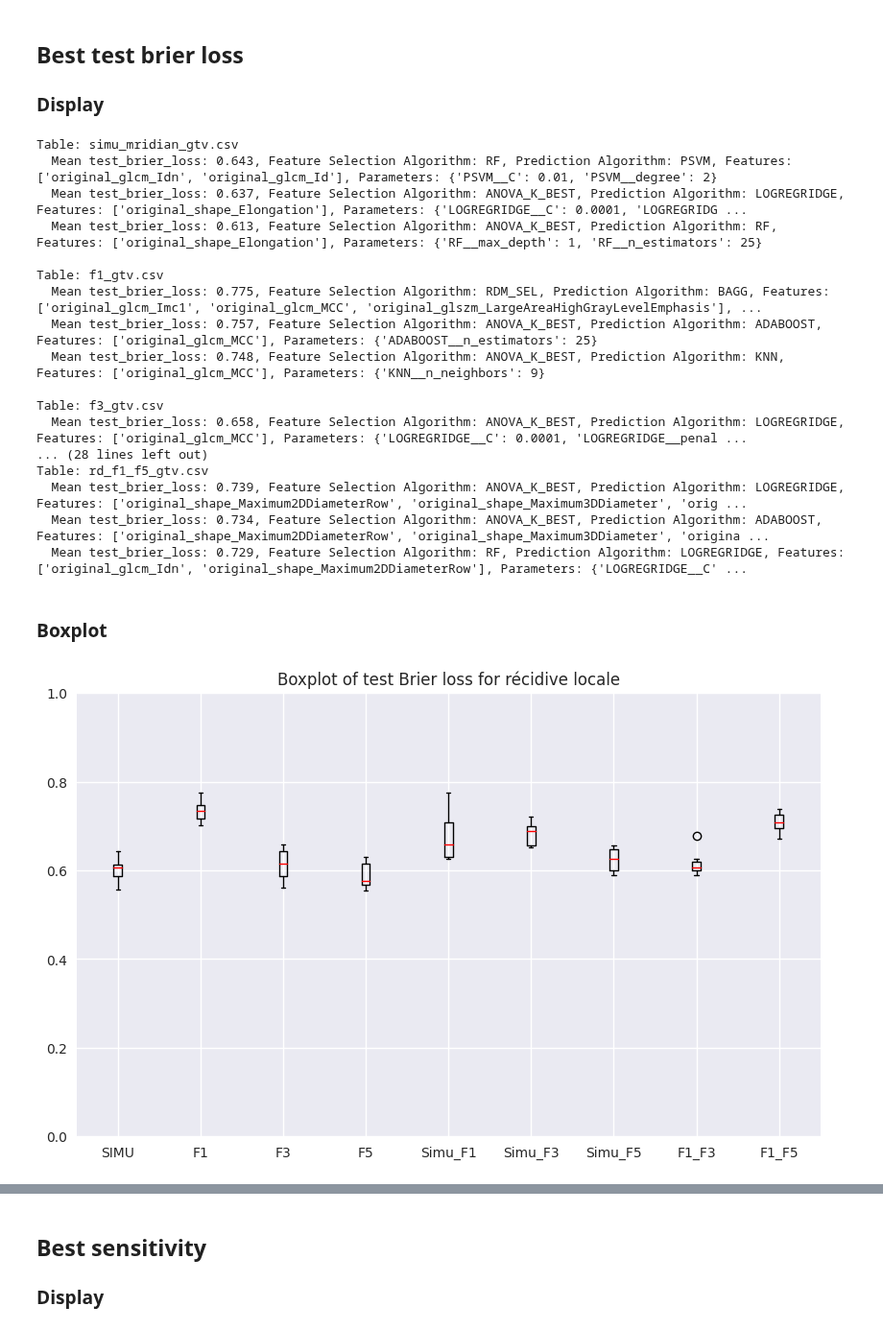
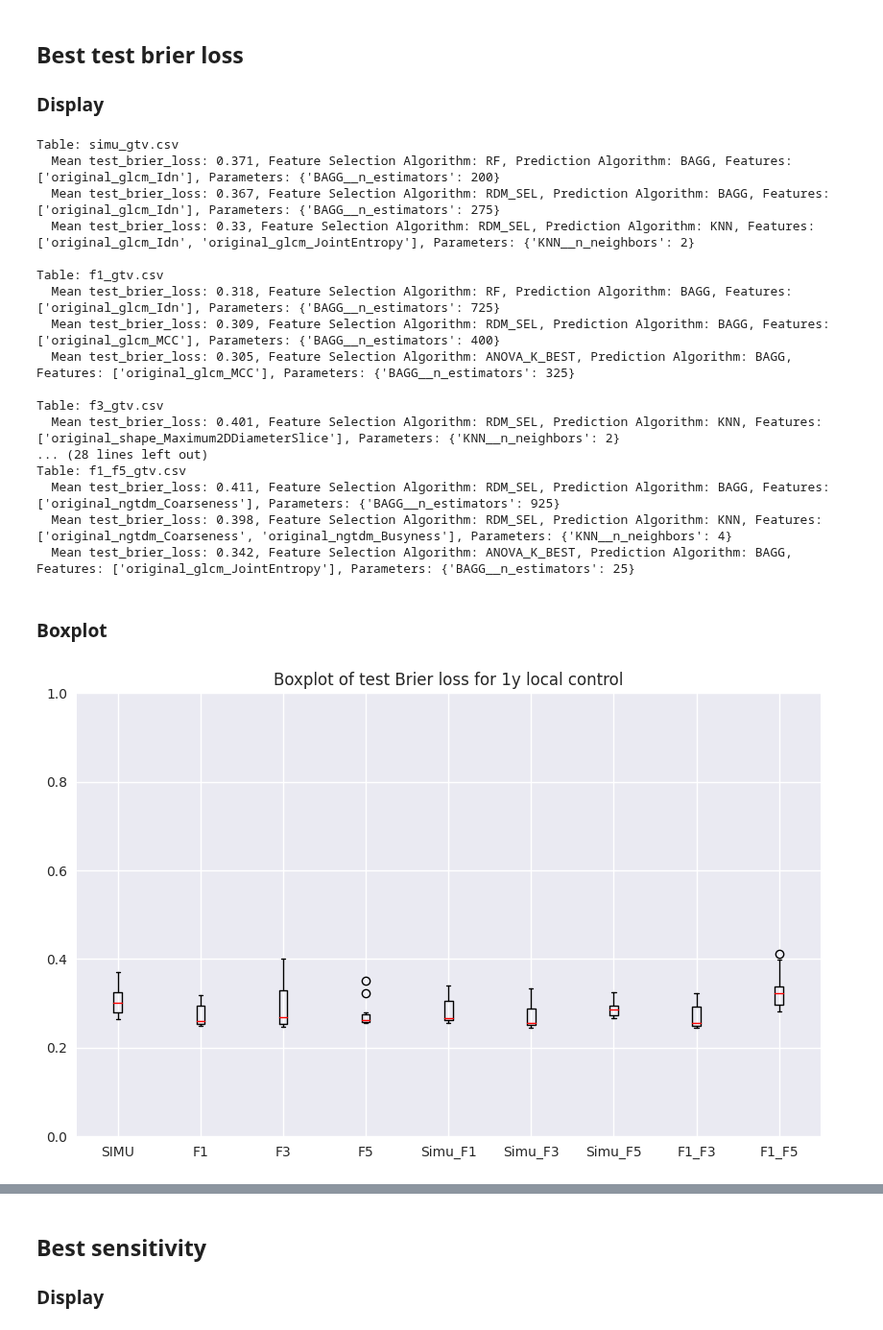
Before and after one commit to ftach/delta-rad, a Jupyter notebook: 1D_radiomics/analyze_results_0.35T.ipynb, the cells around one changed output, grey strips where cells are left out. Shown at 96% size. Drawn from its saved outputs; the diff is of its cells as text; code cells hidden in the pictures.

```diff
--- a/1D_radiomics/analyze_results_0.35T.ipynb
+++ b/1D_radiomics/analyze_results_0.35T.ipynb
@@ -35,7 +33,8 @@ dict_keys(['simu_mridian_gtv.csv', 'f1_gtv.csv', 'f3_gtv.csv', 'f5_gtv.csv', 'rd
 # %%
 pred_algo = "RF"
 feat_sel_algo = "ANOVA_K_BEST"
-inter_res = results['simu_mridian_gtv.csv'][feat_sel_algo][pred_algo]['Récidive Locale']
+outcome = "one_year_local_control_status"
+inter_res = results['simu_gtv.csv'][feat_sel_algo][pred_algo][outcome]
 #for table in delta_rad_tables:
 for nb_features in inter_res.keys():
     print(nb_features, inter_res[nb_features]['features'])
@@ -147,0 +167,15 @@ _ = plt.xticks(range(1, len(delta_rad_tables) + 1), nice_tables)
+# %%
+plt.style.use('seaborn-v0_8')
+plt.figure(figsize=(10, 6))
+
+# Add jitter to the x-axis positions for better visualization
+for i, (category, values) in enumerate(data.items()):
+    x = np.random.normal(i + 1, 0.04, size=len(values))  # Adding jitter
+    plt.scatter(x, values, alpha=0.6, edgecolors='w', s=40)
+
+plt.title(f'Scatter plot of train Brier loss for 1y local control')
+plt.ylim([0, 0.5])
+plt.xticks(range(1, len(data) + 1), nice_tables)
+plt.xlabel('Category')
+plt.ylabel('Train Brier loss')
+plt.show()
@@ -182,0 +221,15 @@ _ = plt.xticks(range(1, len(delta_rad_tables) + 1), nice_tables)
+# %%
+plt.style.use('seaborn-v0_8')
+plt.figure(figsize=(10, 6))
+
+# Add jitter to the x-axis positions for better visualization
+for i, (category, values) in enumerate(data.items()):
+    x = np.random.normal(i + 1, 0.04, size=len(values))  # Adding jitter
+    plt.scatter(x, values, alpha=0.6, edgecolors='w', s=40)
+
+plt.title(f'Scatter plot of test AUC for 1y local control')
+plt.ylim([0.5, 1])
+plt.xticks(range(1, len(data) + 1), nice_tables)
+plt.xlabel('Category')
+plt.ylabel('Test AUC')
+plt.show()
@@ -184,34 +239,34 @@ _ = plt.xticks(range(1, len(delta_rad_tables) + 1), nice_tables)
 ## Best test brier loss
 ### Display
 # %%
-top_results = analysis_functions.get_top_results(results, delta_rad_tables, feat_sel_algo_list, pred_algo_list, metric='test_brier_loss', k = 10)
+top_results = analysis_functions.get_top_results(results, delta_rad_tables, feat_sel_algo_list, pred_algo_list, outcome, metric='test_brier_loss', k = 10)
 analysis_functions.print_top_results(top_results, metric='test_brier_loss')
 # %% [output]
-Table: simu_mridian_gtv.csv
-  Mean test_brier_loss: 0.643, Feature Selection Algorithm: RF, Prediction Algorithm: PSVM, Features: ['original_glcm_Idn', 'original_glcm_Id'], Parameters: {'PSVM__C': 0.01, 'PSVM__degree': 2}
-  Mean test_brier_loss: 0.637, Feature Selection Algorithm: ANOVA_K_BEST, Prediction Algorithm: LOGREGRIDGE, Features: ['original_shape_Elongation'], Parameters: {'LOGREGRIDGE__C': 0.0001, 'LOGREGRIDG ...
-  Mean test_brier_loss: 0.613, Feature Selection Algorithm: ANOVA_K_BEST, Prediction Algorithm: RF, Features: ['original_shape_Elongation'], Parameters: {'RF__max_depth': 1, 'RF__n_estimators': 25}
+Table: simu_gtv.csv
+  Mean test_brier_loss: 0.371, Feature Selection Algorithm: RF, Prediction Algorithm: BAGG, Features: ['original_glcm_Idn'], Parameters: {'BAGG__n_estimators': 200}
+  Mean test_brier_loss: 0.367, Feature Selection Algorithm: RDM_SEL, Prediction Algorithm: BAGG, Features: ['original_glcm_Idn'], Parameters: {'BAGG__n_estimators': 275}
+  Mean test_brier_loss: 0.33, Feature Selection Algorithm: RDM_SEL, Prediction Algorithm: KNN, Features: ['original_glcm_Idn', 'original_glcm_JointEntropy'], Parameters: {'KNN__n_neighbors': 2}
 
 Table: f1_gtv.csv
-  Mean test_brier_loss: 0.775, Feature Selection Algorithm: RDM_SEL, Prediction Algorithm: BAGG, Features: ['original_glcm_Imc1', 'original_glcm_MCC', 'original_glszm_LargeAreaHighGrayLevelEmphasis'], ...
-  Mean test_brier_loss: 0.757, Feature Selection Algorithm: ANOVA_K_BEST, Prediction Algorithm: ADABOOST, Features: ['original_glcm_MCC'], Parameters: {'ADABOOST__n_estimators': 25}
-  Mean test_brier_loss: 0.748, Feature Selection Algorithm: ANOVA_K_BEST, Prediction Algorithm: KNN, Features: ['original_glcm_MCC'], Parameters: {'KNN__n_neighbors': 9}
+  Mean test_brier_loss: 0.318, Feature Selection Algorithm: RF, Prediction Algorithm: BAGG, Features: ['original_glcm_Idn'], Parameters: {'BAGG__n_estimators': 725}
+  Mean test_brier_loss: 0.309, Feature Selection Algorithm: RDM_SEL, Prediction Algorithm: BAGG, Features: ['original_glcm_MCC'], Parameters: {'BAGG__n_estimators': 400}
+  Mean test_brier_loss: 0.305, Feature Selection Algorithm: ANOVA_K_BEST, Prediction Algorithm: BAGG, Features: ['original_glcm_MCC'], Parameters: {'BAGG__n_estimators': 325}
 
 Table: f3_gtv.csv
-  Mean test_brier_loss: 0.658, Feature Selection Algorithm: ANOVA_K_BEST, Prediction Algorithm: LOGREGRIDGE, Features: ['original_glcm_MCC'], Parameters: {'LOGREGRIDGE__C': 0.0001, 'LOGREGRIDGE__penal ...
+  Mean test_brier_loss: 0.401, Feature Selection Algorithm: RDM_SEL, Prediction Algorithm: KNN, Features: ['original_shape_Maximum2DDiameterSlice'], Parameters: {'KNN__n_neighbors': 2}
 ... (28 lines left out)
-Table: rd_f1_f5_gtv.csv
-  Mean test_brier_loss: 0.739, Feature Selection Algorithm: ANOVA_K_BEST, Prediction Algorithm: LOGREGRIDGE, Features: ['original_shape_Maximum2DDiameterRow', 'original_shape_Maximum3DDiameter', 'orig ...
-  Mean test_brier_loss: 0.734, Feature Selection Algorithm: ANOVA_K_BEST, Prediction Algorithm: ADABOOST, Features: ['original_shape_Maximum2DDiameterRow', 'original_shape_Maximum3DDiameter', 'origina ...
-  Mean test_brier_loss: 0.729, Feature Selection Algorithm: RF, Prediction Algorithm: LOGREGRIDGE, Features: ['original_glcm_Idn', 'original_shape_Maximum2DDiameterRow'], Parameters: {'LOGREGRIDGE__C' ...
+Table: f1_f5_gtv.csv
+  Mean test_brier_loss: 0.411, Feature Selection Algorithm: RDM_SEL, Prediction Algorithm: BAGG, Features: ['original_ngtdm_Coarseness'], Parameters: {'BAGG__n_estimators': 925}
+  Mean test_brier_loss: 0.398, Feature Selection Algorithm: RDM_SEL, Prediction Algorithm: KNN, Features: ['original_ngtdm_Coarseness', 'original_ngtdm_Busyness'], Parameters: {'KNN__n_neighbors': 4}
+  Mean test_brier_loss: 0.342, Feature Selection Algorithm: ANOVA_K_BEST, Prediction Algorithm: BAGG, Features: ['original_glcm_JointEntropy'], Parameters: {'BAGG__n_estimators': 25}
 # %% [markdown]
 ### Boxplot
 # %%
 data = analysis_functions.get_top_results_to_plot(top_results)
 plt.figure(figsize=(10, 6))
 _ = plt.boxplot(data.values(), widths=widths, medianprops=medianprops)
-plt.title(f'Boxplot of test Brier loss for récidive locale')
+plt.title(f'Boxplot of test Brier loss for 1y local control')
 plt.ylim([0, 1])
 _ = plt.xticks(range(1, len(delta_rad_tables) + 1), nice_tables)
 # %% [output]
-[figure, old version]
+[figure, new version]
```
Also changed, not shown: parts of 26 cells of this notebook, 9 other files.
